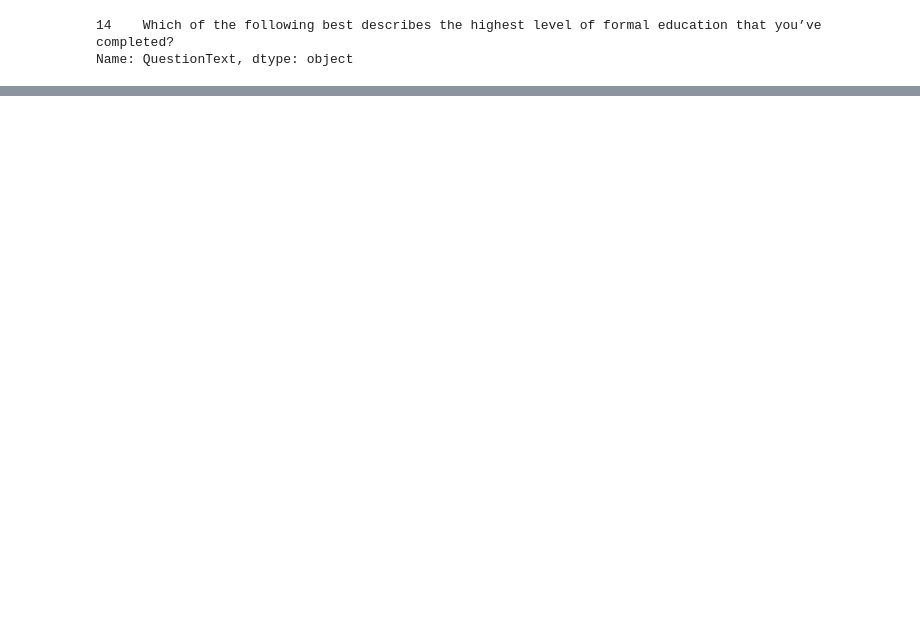
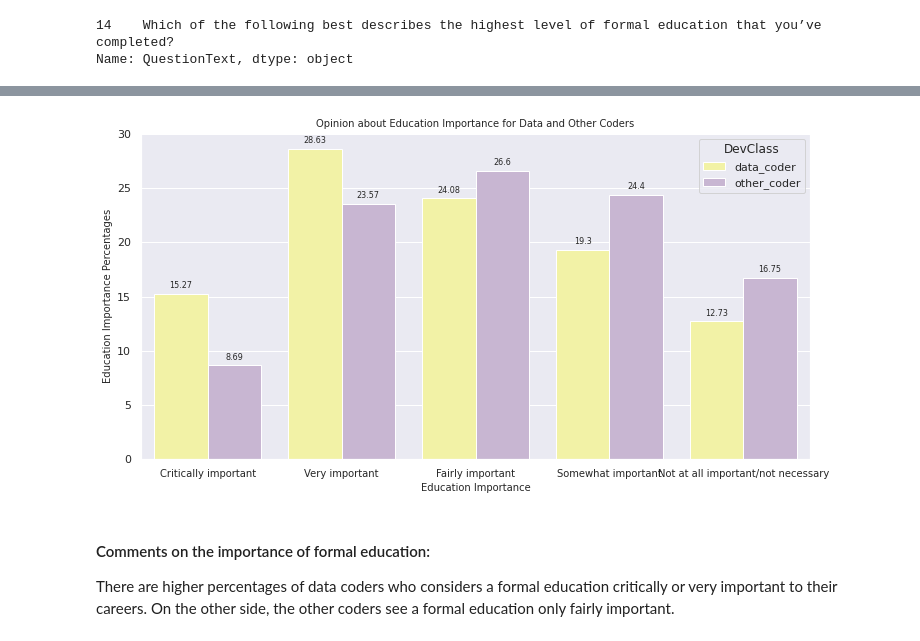
Before and after one commit to SolanaO/Developers_Survey_Analysis, a Jupyter notebook: stackBlogQuestion1.ipynb, the cells around one changed output, grey strips where cells are left out. Drawn from its saved outputs; the diff is of its cells as text; code cells hidden in the pictures; blank space fills up the shorter version.

```diff
--- a/stackBlogQuestion1.ipynb
+++ b/stackBlogQuestion1.ipynb
@@ -181,0 +225,8 @@ We observe from this heat map, that the percentages of data coders with higher e
+# %%
+# use groupby() to get the percentage of developers with each major
+EdImpt_perc = df1.groupby('DevClass')['EdImpt'].value_counts(normalize=True)
+EdImpt_perc = EdImpt_perc.round(4)*100
+# %%
+# convert the series into a dataframe object
+EdImpt_perc = EdImpt_perc.reset_index(name='perc')
+EdImpt_perc
@@ -181,0 +245,31 @@ We observe from this heat map, that the percentages of data coders with higher e
+# %%
+# set the figure size
+plt.figure(figsize=(12, 6))
+
+# create order for the bars
+opinions = ['Critically important', 'Very important', 'Fairly important',
+            'Somewhat important', 'Not at all important/not necessary']
+
+# create the plot
+g=sns.barplot(data=EdImpt_perc, x='EdImpt', y='perc', hue='DevClass',
+             order = opinions)
+
+# set labels, title, xticks properties
+plt.xlabel('Education Importance', size=10)
+plt.ylabel('Education Importance Percentages', size=10)
+plt.title('Opinion about Education Importance for Data and Other Coders', size=10)
+plt.xticks(size=10, rotation = 0);
+
+# annotate the bars
+for p in g.patches:
+    g.annotate(p.get_height().round(2),
+                   (p.get_x() + p.get_width() / 2., p.get_height()),
+                   ha = 'center', va = 'center',
+                   size=8,
+                   xytext = (0, 8),
+                   textcoords = 'offset points')
+# %% [output]
+[figure, added]
+# %% [markdown]
+#### Comments on the importance of formal education:
+There are higher percentages of data coders who considers a formal education critically or very important to their careers. On the other side, the other coders see a formal education only fairly important.
```
Also changed, not shown: parts of 31 cells of this notebook.
